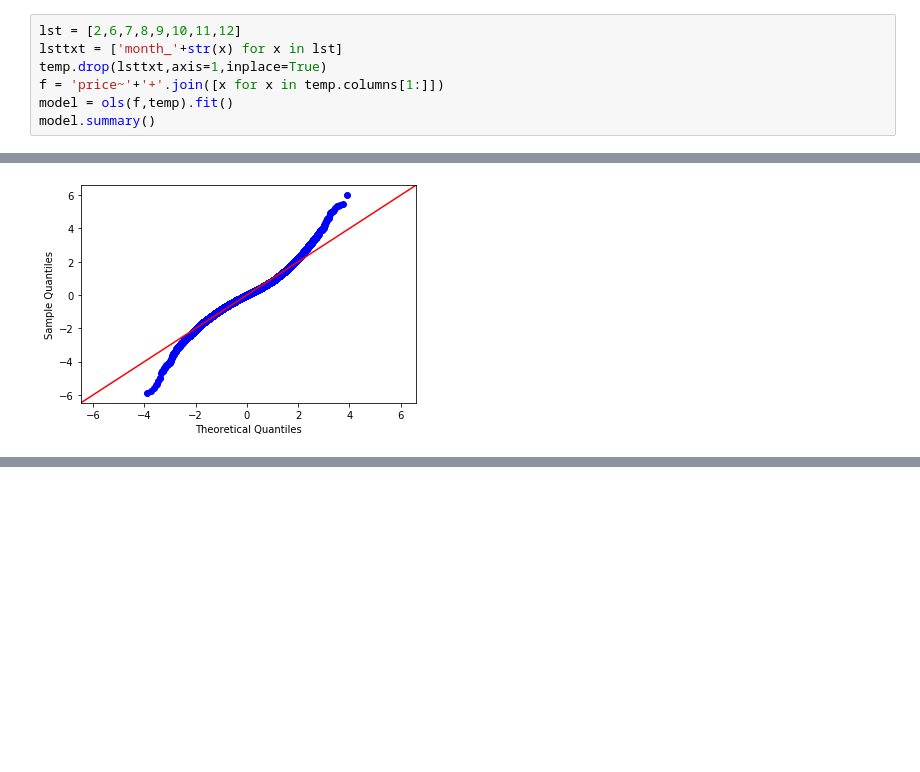
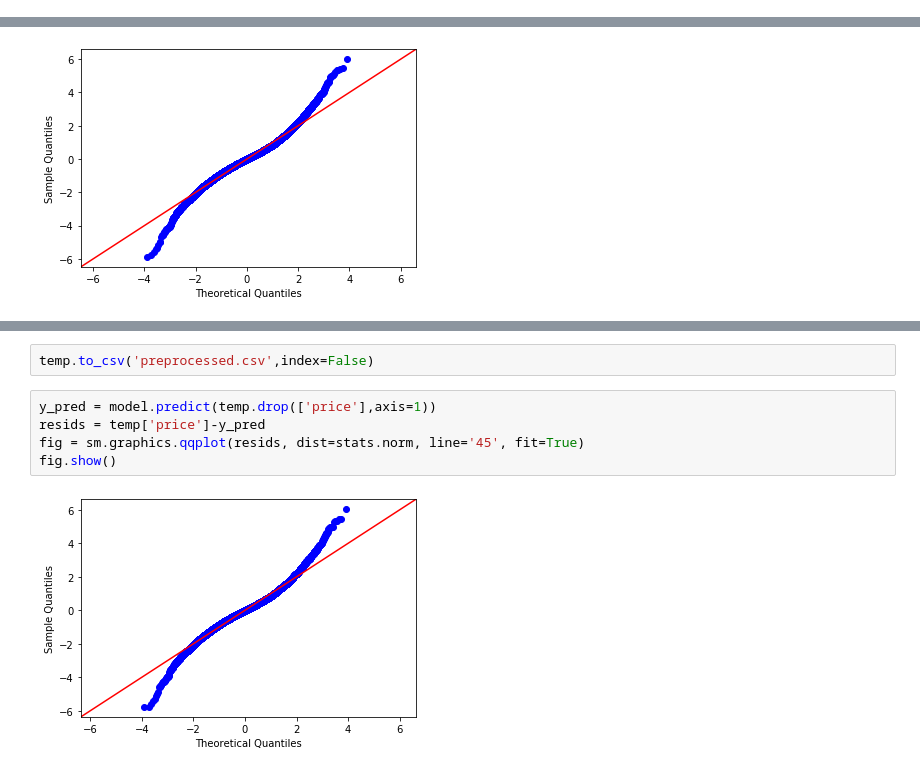
Before and after one commit to anbillinger/dsc-mod-2-project-v2-1-onl01-dtsc-ft-041320, a Jupyter notebook: student.ipynb, the cells around one changed output, grey strips where cells are left out. Drawn from its saved outputs; the diff is of its cells as text; blank space fills up the shorter version.

```diff
--- a/student.ipynb
+++ b/student.ipynb
@@ -145,9 +239,2 @@ OLS Regression Results
 Warnings:
 [1] Standard Errors assume that the covariance matrix of the errors is correctly specified.
-# %%
-lst = [2,6,7,8,9,10,11,12]
-lsttxt = ['month_'+str(x) for x in lst]
-temp.drop(lsttxt,axis=1,inplace=True)
-f = 'price~'+'+'.join([x for x in temp.columns[1:]])
-model = ols(f,temp).fit()
-model.summary()
@@ -309,0 +384,9 @@ np.mean(resids)
+# %%
+temp.to_csv('preprocessed.csv',index=False)
+# %%
+y_pred = model.predict(temp.drop(['price'],axis=1))
+resids = temp['price']-y_pred
+fig = sm.graphics.qqplot(resids, dist=stats.norm, line='45', fit=True)
+fig.show()
+# %% [output]
+[figure, added]
```
Also changed, not shown: parts of 16 cells of this notebook, 3 other files.
